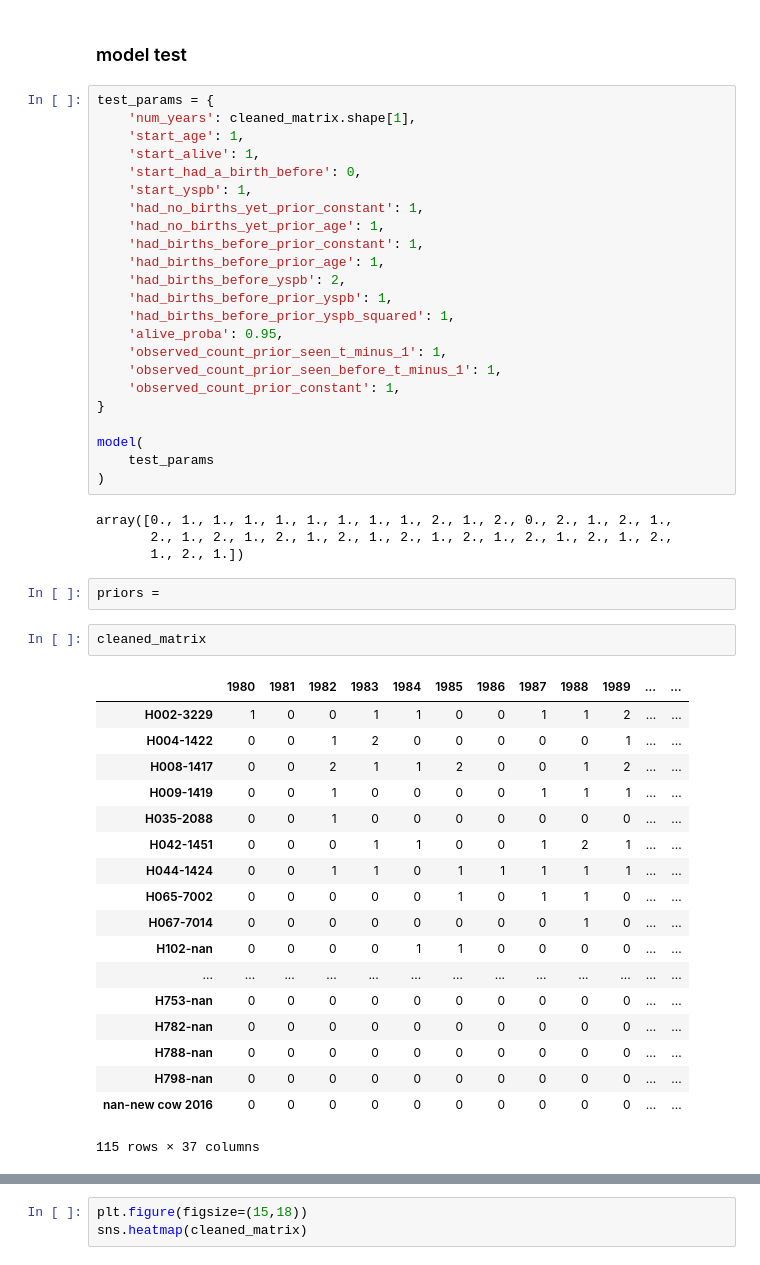
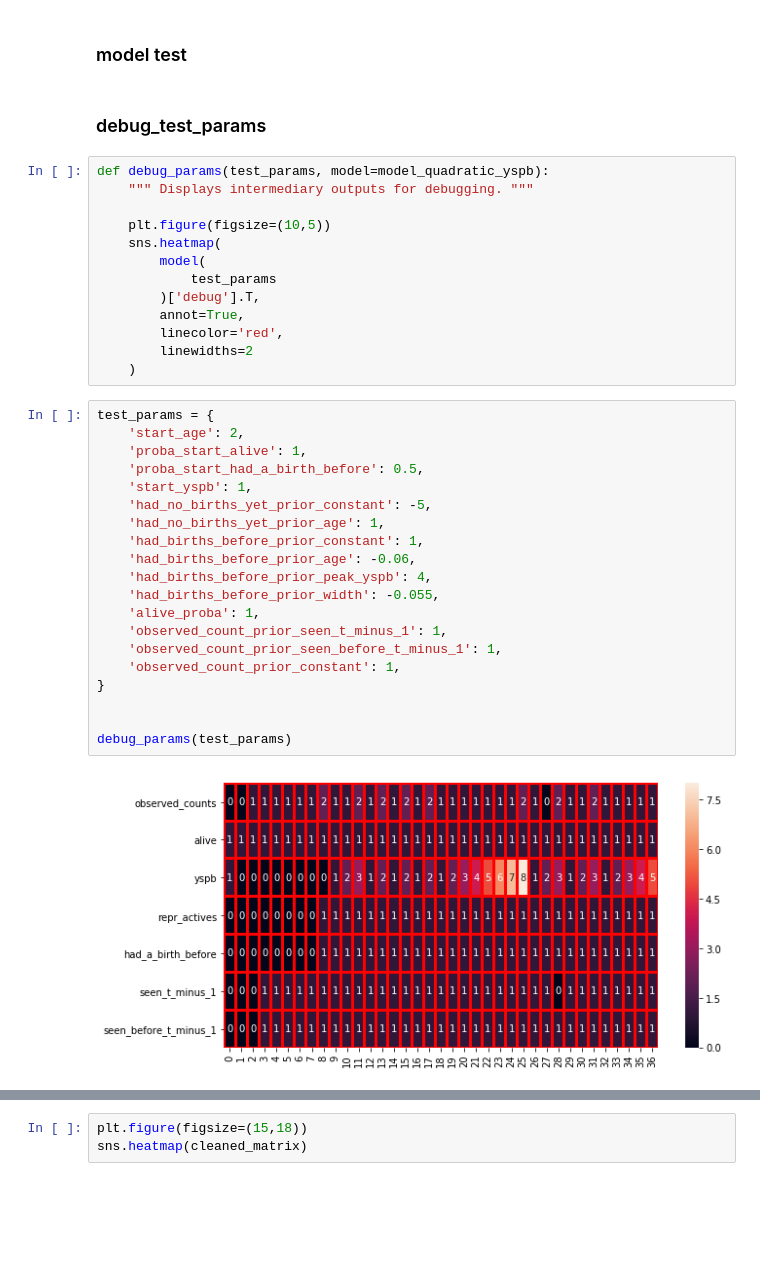
Before and after one commit to Edderic/mics-whales, a Jupyter notebook: mics-whales.ipynb, the cells around one changed output, grey strips where cells are left out. Saved outputs shown, nothing was run; the diff lists cells and outputs as text; blank space fills up the shorter version.

```diff
--- a/mics-whales.ipynb
+++ b/mics-whales.ipynb
@@ -741,53 +728,40 @@ zeros_df(cleaned_matrix, columns_with_prior_year).shape
 ## model_pyabc
 # %% [markdown]
 ### model test
+# %% [markdown]
+### debug_test_params
+# %%
+def debug_params(test_params, model=model_quadratic_yspb):
+    """ Displays intermediary outputs for debugging. """
+
+    plt.figure(figsize=(10,5))
+    sns.heatmap(
+        model(
+            test_params
+        )['debug'].T,
+        annot=True,
+        linecolor='red',
+        linewidths=2
+    )
 # %%
 test_params = {
-    'num_years': cleaned_matrix.shape[1],
-    'start_age': 1,
-    'start_alive': 1,
-    'start_had_a_birth_before': 0,
+    'start_age': 2,
+    'proba_start_alive': 1,
+    'proba_start_had_a_birth_before': 0.5,
     'start_yspb': 1,
-    'had_no_births_yet_prior_constant': 1,
+    'had_no_births_yet_prior_constant': -5,
     'had_no_births_yet_prior_age': 1,
     'had_births_before_prior_constant': 1,
-    'had_births_before_prior_age': 1,
-    'had_births_before_yspb': 2,
-    'had_births_before_prior_yspb': 1,
-    'had_births_before_prior_yspb_squared': 1,
-    'alive_proba': 0.95,
+    'had_births_before_prior_age': -0.06,
+    'had_births_before_prior_peak_yspb': 4,
+    'had_births_before_prior_width': -0.055,
+    'alive_proba': 1,
     'observed_count_prior_seen_t_minus_1': 1,
     'observed_count_prior_seen_before_t_minus_1': 1,
     'observed_count_prior_constant': 1,
 }
 
-model(
-    test_params
-)
+
+debug_params(test_params)
 # %% [output]
-array([0., 1., 1., 1., 1., 1., 1., 1., 1., 2., 1., 2., 0., 2., 1., 2., 1.,
-       2., 1., 2., 1., 2., 1., 2., 1., 2., 1., 2., 1., 2., 1., 2., 1., 2.,
-       1., 2., 1.])
+[figure, added]
-# %%
-priors =
-# %%
-cleaned_matrix
-# %% [output]
-|  | 1980 | 1981 | 1982 | 1983 | 1984 | 1985 | 1986 | 1987 | 1988 | 1989 | ... | ... |
-| H002-3229 | 1 | 0 | 0 | 1 | 1 | 0 | 0 | 1 | 1 | 2 | ... | ... |
-| H004-1422 | 0 | 0 | 1 | 2 | 0 | 0 | 0 | 0 | 0 | 1 | ... | ... |
-| H008-1417 | 0 | 0 | 2 | 1 | 1 | 2 | 0 | 0 | 1 | 2 | ... | ... |
-| H009-1419 | 0 | 0 | 1 | 0 | 0 | 0 | 0 | 1 | 1 | 1 | ... | ... |
-| H035-2088 | 0 | 0 | 1 | 0 | 0 | 0 | 0 | 0 | 0 | 0 | ... | ... |
-| H042-1451 | 0 | 0 | 0 | 1 | 1 | 0 | 0 | 1 | 2 | 1 | ... | ... |
-| H044-1424 | 0 | 0 | 1 | 1 | 0 | 1 | 1 | 1 | 1 | 1 | ... | ... |
-| H065-7002 | 0 | 0 | 0 | 0 | 0 | 1 | 0 | 1 | 1 | 0 | ... | ... |
-| H067-7014 | 0 | 0 | 0 | 0 | 0 | 0 | 0 | 0 | 1 | 0 | ... | ... |
-| H102-nan | 0 | 0 | 0 | 0 | 1 | 1 | 0 | 0 | 0 | 0 | ... | ... |
-| ... | ... | ... | ... | ... | ... | ... | ... | ... | ... | ... | ... | ... |
-| H753-nan | 0 | 0 | 0 | 0 | 0 | 0 | 0 | 0 | 0 | 0 | ... | ... |
-| H782-nan | 0 | 0 | 0 | 0 | 0 | 0 | 0 | 0 | 0 | 0 | ... | ... |
-| H788-nan | 0 | 0 | 0 | 0 | 0 | 0 | 0 | 0 | 0 | 0 | ... | ... |
-| H798-nan | 0 | 0 | 0 | 0 | 0 | 0 | 0 | 0 | 0 | 0 | ... | ... |
-| nan-new cow 2016 | 0 | 0 | 0 | 0 | 0 | 0 | 0 | 0 | 0 | 0 | ... | ... |
-115 rows × 37 columns
```
Also changed, not shown: parts of 72 cells of this notebook.
